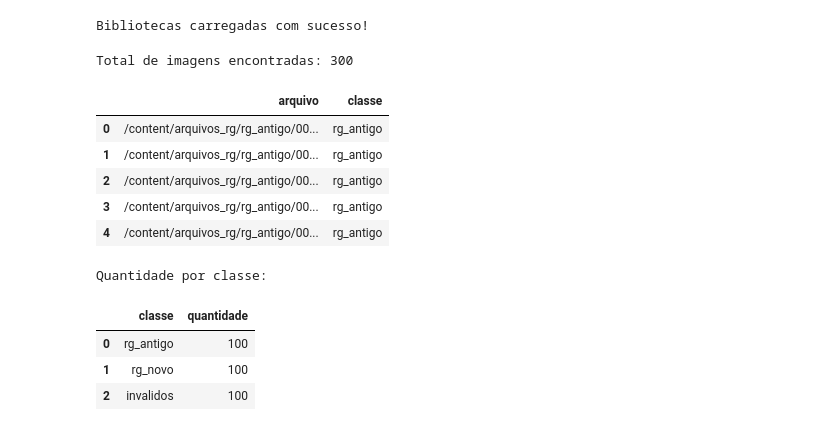
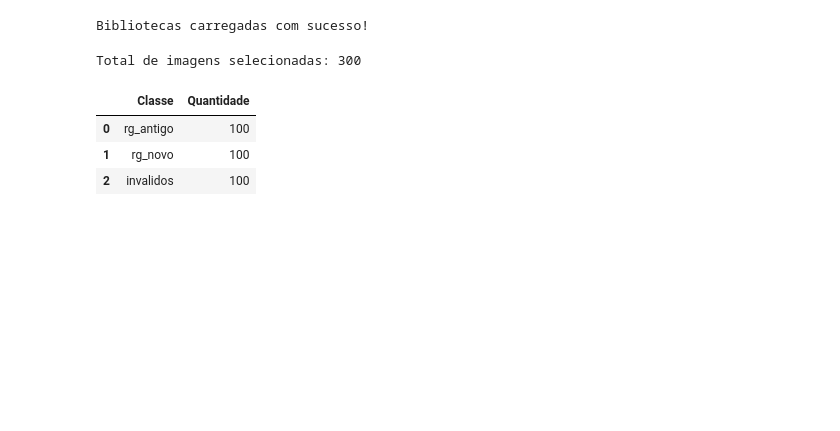
Before and after one commit to eduardoj14/Classificador-de-RG, a Jupyter notebook: Projeto_rgs.ipynb, the cells around one changed output. Cells and saved outputs as stored; diff of their text form; code cells hidden in the pictures; blank space fills up the shorter version.

```diff
--- a/Projeto_rgs.ipynb
+++ b/Projeto_rgs.ipynb
@@ -31,49 +39,67 @@ print("Bibliotecas carregadas com sucesso!")
 # %% [output]
 Bibliotecas carregadas com sucesso!
 # %%
-#localizando as imagens e montando o dataframe
+
+# 2. LOCALIZANDO E CONFERINDO O DATASET
 
 BASE_DIR = Path("/content/arquivos_rg")
+
 CLASSES = ["rg_antigo", "rg_novo", "invalidos"]
 EXTENSOES = {".jpg", ".jpeg", ".png", ".bmp", ".webp"}
+
+LIMITE_POR_CLASSE = 100
+TAMANHO = (64, 64)
+META_RECALL = 0.97
 
 dados = []
 
 for classe in CLASSES:
     pasta = BASE_DIR / classe
 
-    if not pasta.exists():
-        print(f"ATENÇÃO: pasta não encontrada: {pasta}")
-        continue
+    if not pasta.is_dir():
+        raise FileNotFoundError(
+            f"Pasta não encontrada: {pasta}"
+        )
 
-    for arquivo in pasta.rglob("*"):
-        if arquivo.is_file() and arquivo.suffix.lower() in EXTENSOES:
-            dados.append({
-                "arquivo": str(arquivo),
-                "classe": classe
-            })
+    arquivos = sorted(
+        arquivo for arquivo in pasta.rglob("*")
+        if arquivo.is_file()
+        and arquivo.suffix.lower() in EXTENSOES
+    )
+
+    if len(arquivos) < LIMITE_POR_CLASSE:
+        raise ValueError(
+            f"A pasta {classe} tem apenas {len(arquivos)} "
+            f"arquivos. São necessários pelo menos 100."
+        )
+
+    # Seleção reproduzível de 100 imagens por classe
+    rng = np.random.default_rng(42 + CLASSES.index(classe))
+    indices = rng.choice(
+        len(arquivos),
+        size=LIMITE_POR_CLASSE,
+        replace=False
+    )
+
+    for indice in sorted(indices):
+        dados.append({
+            "arquivo": str(arquivos[indice]),
+            "classe": classe
+        })
 
 df = pd.DataFrame(dados)
 
-if df.empty:
-    print("\nNenhuma imagem foi encontrada.")
-    print("Confira se BASE_DIR e os nomes das pastas estão corretos.")
-else:
-    print("Total de imagens encontradas:", len(df))
-    display(df.head())
-    print("\nQuantidade por classe:")
-    display(df["classe"].value_counts().rename_axis("classe").reset_index(name="quantidade"))
+print("Total de imagens selecionadas:", len(df))
+display(
+    df["classe"].value_counts()
+      .reindex(CLASSES)
+      .rename_axis("Classe")
+      .reset_index(name="Quantidade")
+)
 # %% [output]
-Total de imagens encontradas: 300
+Total de imagens selecionadas: 300
-|  | arquivo | classe |
-| 0 | /content/arquivos_rg/rg_antigo/00... | rg_antigo |
-| 1 | /content/arquivos_rg/rg_antigo/00... | rg_antigo |
-| 2 | /content/arquivos_rg/rg_antigo/00... | rg_antigo |
-| 3 | /content/arquivos_rg/rg_antigo/00... | rg_antigo |
-| 4 | /content/arquivos_rg/rg_antigo/00... | rg_antigo |
+|  | Classe | Quantidade |
+| 0 | rg_antigo | 100 |
+| 1 | rg_novo | 100 |
+| 2 | invalidos | 100 |
-Quantidade por classe:
-|  | classe | quantidade |
-| 0 | rg_antigo | 100 |
-| 1 | rg_novo | 100 |
-| 2 | invalidos | 100 |
 # %%
```
Also changed, not shown: parts of 12 cells of this notebook.
